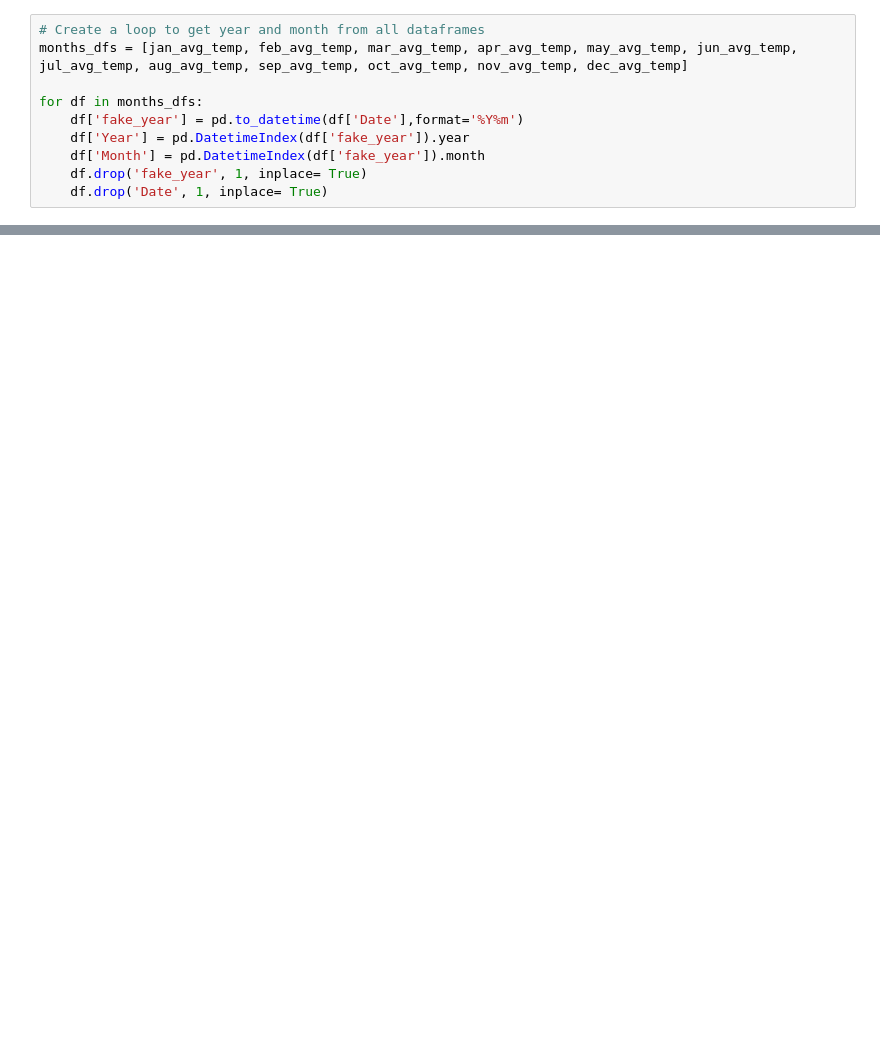
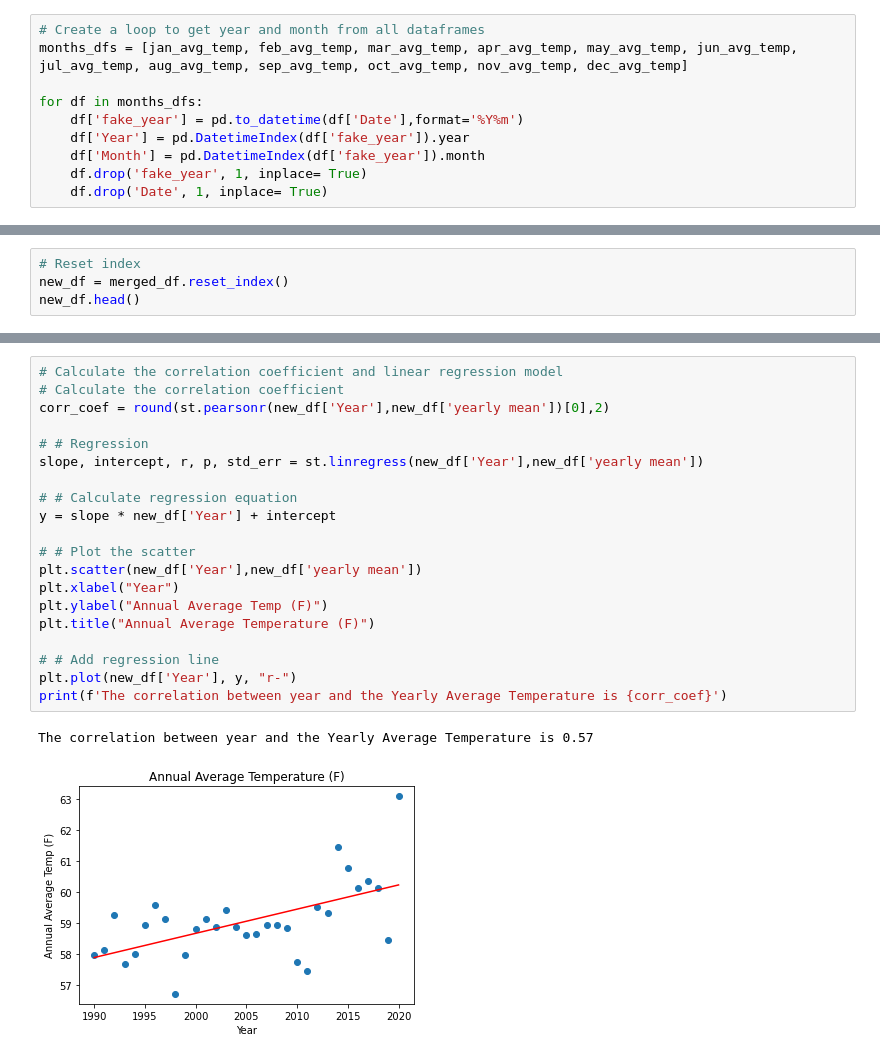
Before and after one commit to roborgain1/California-Wildfires-and-Climate-Change, a Jupyter notebook: EL_tempdata.ipynb, the cells around one changed output, grey strips where cells are left out. Cells and saved outputs as stored; diff of their text form; blank space fills up the shorter version.

```diff
--- a/EL_tempdata.ipynb
+++ b/EL_tempdata.ipynb
@@ -70,0 +93,4 @@ for df in months_dfs:
+# %%
+# Reset index
+new_df = merged_df.reset_index()
+new_df.head()
@@ -70,0 +128,23 @@ for df in months_dfs:
+# %%
+# Calculate the correlation coefficient and linear regression model
+# Calculate the correlation coefficient
+corr_coef = round(st.pearsonr(new_df['Year'],new_df['yearly mean'])[0],2)
+
+# # Regression
+slope, intercept, r, p, std_err = st.linregress(new_df['Year'],new_df['yearly mean'])
+
+# # Calculate regression equation
+y = slope * new_df['Year'] + intercept
+
+# # Plot the scatter
+plt.scatter(new_df['Year'],new_df['yearly mean'])
+plt.xlabel("Year")
+plt.ylabel("Annual Average Temp (F)")
+plt.title("Annual Average Temperature (F)")
+
+# # Add regression line
+plt.plot(new_df['Year'], y, "r-")
+print(f'The correlation between year and the Yearly Average Temperature is {corr_coef}')
+# %% [output]
+The correlation between year and the Yearly Average Temperature is 0.57
+[figure, added]
```
Also changed, not shown: parts of 13 cells of this notebook.
